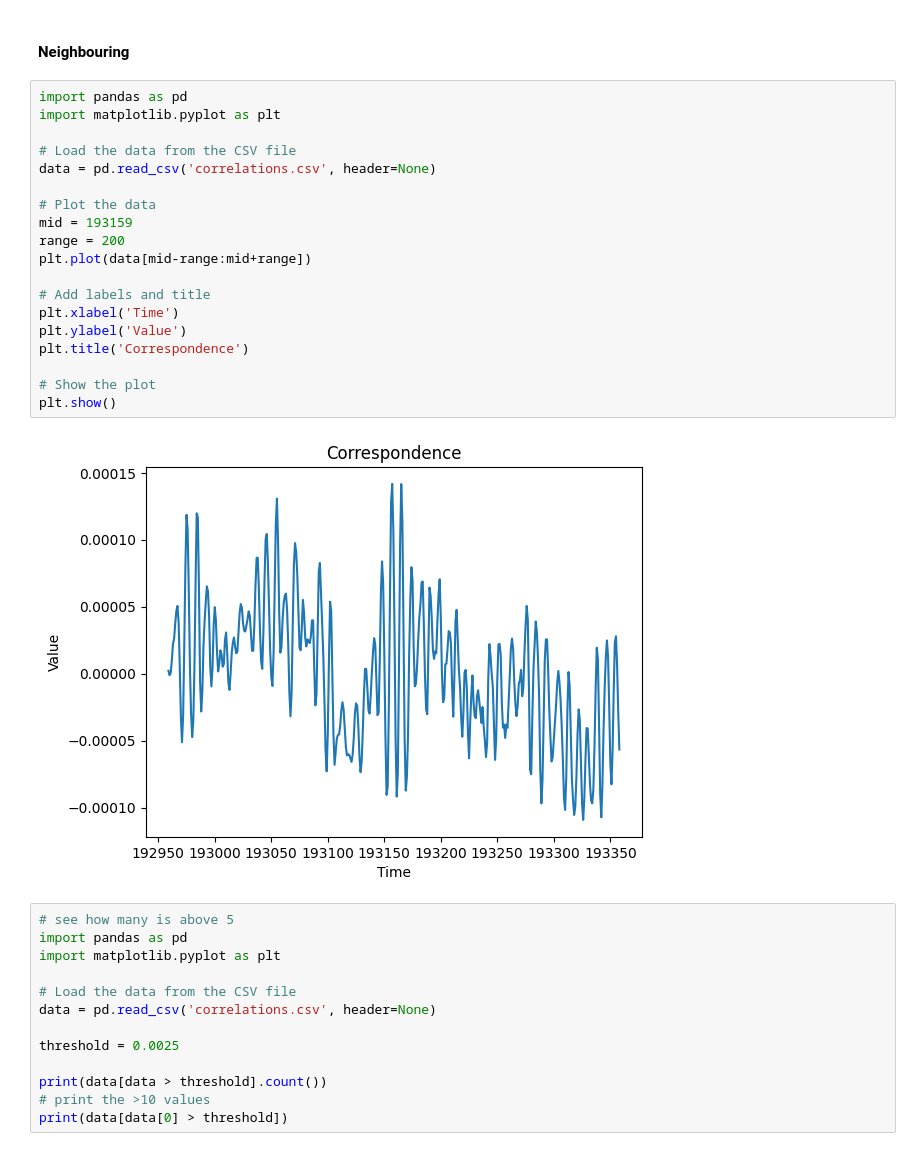
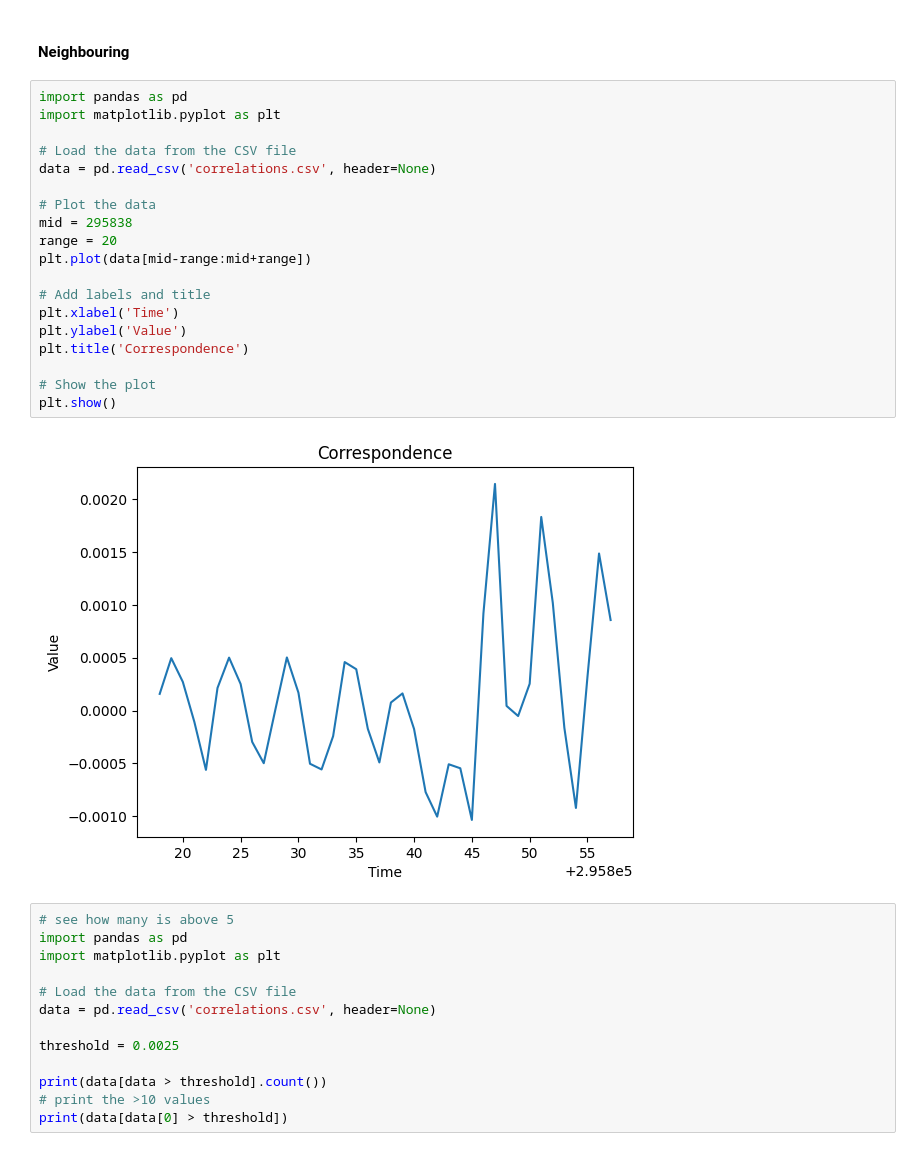
Before and after one commit to Mysterious-Mus/AcousticNFC, a Jupyter notebook: notes.ipynb, the cells around one changed output. Drawn from its saved outputs; the diff is of its cells as text.

```diff
--- a/notes.ipynb
+++ b/notes.ipynb
@@ -242,24 +242,24 @@ plt.show()
 # %%
 import pandas as pd
 import matplotlib.pyplot as plt
 
 # Load the data from the CSV file
 data = pd.read_csv('correlations.csv', header=None)
 
 # Plot the data
-mid = 193159
-range = 200
+mid = 295838
+range = 20
 plt.plot(data[mid-range:mid+range])
 
 # Add labels and title
 plt.xlabel('Time')
 plt.ylabel('Value')
 plt.title('Correspondence')
 
 # Show the plot
 plt.show()
 # %% [output]
-[figure, old version]
+[figure, new version]
 # %%
 # see how many is above 5
 import pandas as pd
```
Also changed, not shown: parts of 4 cells of this notebook, 1 other file.
